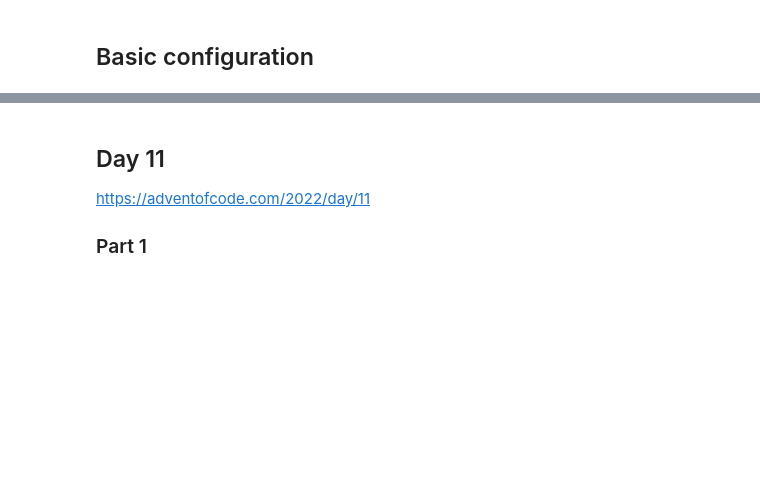
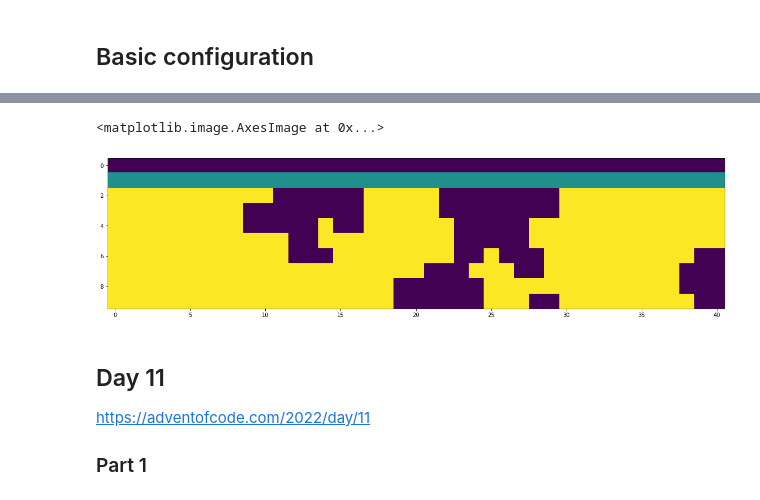
Before and after one commit to jparatte/aoc2022, a Jupyter notebook: aoc2022.ipynb, the cells around one changed output, grey strips where cells are left out. Cells and saved outputs as stored; diff of their text form; code cells hidden in the pictures; blank space fills up the shorter version.

```diff
--- a/aoc2022.ipynb
+++ b/aoc2022.ipynb
@@ -16,3 +228,8 @@ from aocd.models import Puzzle
+# %%
+plt.imshow(hmap[:10,:])
+# %% [output]
+<matplotlib.image.AxesImage at 0x...>
+[figure, added]
 # %% [markdown]
 ## Day 11
 https://adventofcode.com/2022/day/11
```
Also changed, not shown: parts of 24 cells of this notebook.
